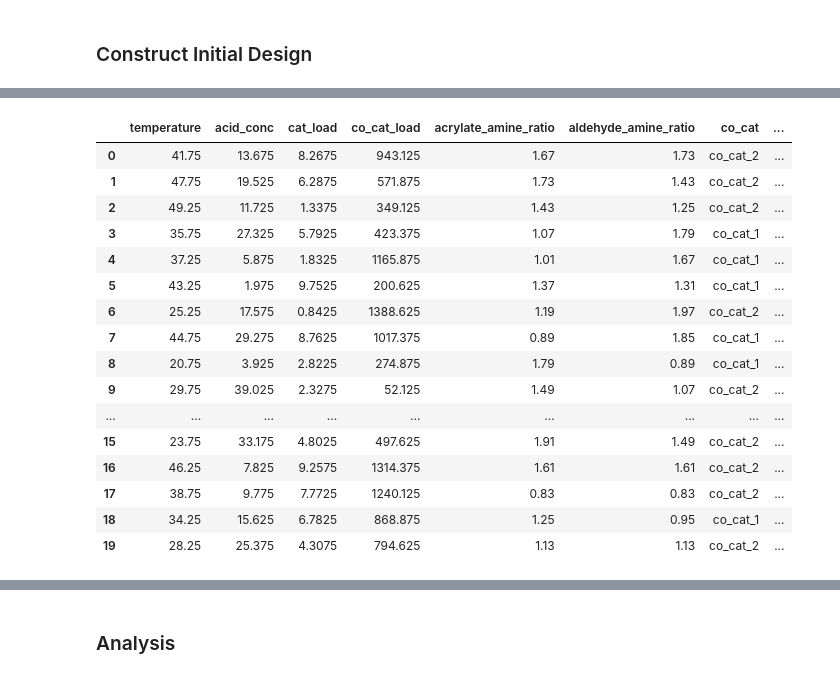
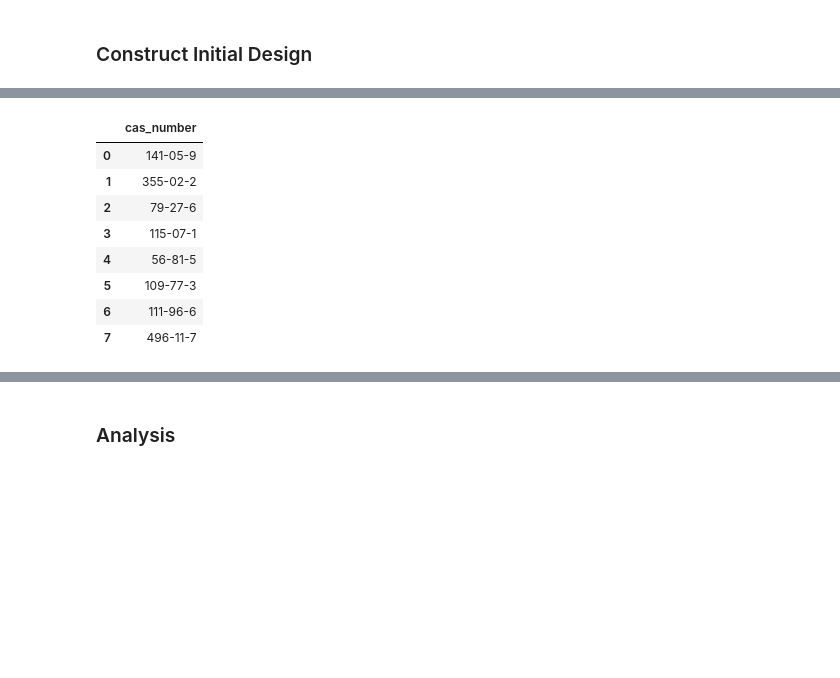
Before and after one commit to sustainable-processes/summit, a Jupyter notebook: case_studies/photoamination/initial_design.ipynb, the cells around one changed output, grey strips where cells are left out. Drawn from its saved outputs; the diff is of its cells as text; code cells hidden in the pictures; blank space fills up the shorter version.

```diff
--- a/case_studies/photoamination/initial_design.ipynb
+++ b/case_studies/photoamination/initial_design.ipynb
@@ -64,34 +63,34 @@ solvent_ds_pcs = create_pca_ds(solvent_ds)
 
 domain = Domain()
 
-domain += ContinuousVariable(name='temperature',
-                             description = "reaction temperature",
-                             bounds=[20, 50])
+# domain += ContinuousVariable(name='temperature',
+#                              description = "reaction temperature",
+#                              bounds=[20, 50])
 
-domain += ContinuousVariable(name="acid_conc",
-                             description = "propionic acid concentration",
-                             bounds=[1,40])
+# domain += ContinuousVariable(name="acid_conc",
+#                              description = "propionic acid concentration",
+#                              bounds=[1,40])
 
-domain += ContinuousVariable(name="cat_load",
-                             description = "catalyst loading",
-                             bounds=[0.1, 10])
+# domain += ContinuousVariable(name="cat_load",
+#                              description = "catalyst loading",
+#                              bounds=[0.1, 10])
 
-domain += ContinuousVariable(name="co_cat_load",
-                             description = "co-catalyst loading",
-                             bounds=[15, 1500])
+# domain += ContinuousVariable(name="co_cat_load",
+#                              description = "co-catalyst loading",
+#                              bounds=[15, 1500])
 
-domain += ContinuousVariable(name="acrylate_amine_ratio",
-                             description = "molar ratio of acrylate to amine",
-                             bounds = [0.8, 2])
+# domain += ContinuousVariable(name="acrylate_amine_ratio",
+#                              description = "molar ratio of acrylate to amine",
+#                              bounds = [0.8, 2])
 
 
-domain += ContinuousVariable(name="aldehyde_amine_ratio",
-                             description = "molar ratio of aldehyde to amine",
-                             bounds=[0.8, 2])
+# domain += ContinuousVariable(name="aldehyde_amine_ratio",
+#                              description = "molar ratio of aldehyde to amine",
+#                              bounds=[0.8, 2])
 
-domain += DiscreteVariable(name="co_cat",
-                           description="enumeration of the two potential cocatalysts",
-                           levels = ['co_cat_1', 'co_cat_2'])
+# domain += DiscreteVariable(name="co_cat",
+#                            description="enumeration of the two potential cocatalysts",
+#                            levels = ['co_cat_1', 'co_cat_2'])
 
 
 domain += DescriptorsVariable(name="solvent",
@@ -114,28 +157,20 @@ domain #The domain should display as an html table
 # %%
 random_seed = 100
 rs = np.random.RandomState(random_seed)
 ld = LatinDesigner(domain, random_state=rs)
-experiments = ld.generate_experiments(20)
+experiments = ld.generate_experiments(8)
 experiments_ds = experiments.to_frame()
 experiments
 # %% [output]
-|  | temperature | acid_conc | cat_load | co_cat_load | acrylate_amine_ratio | aldehyde_amine_ratio | co_cat | ... |
-| 0 | 41.75 | 13.675 | 8.2675 | 943.125 | 1.67 | 1.73 | co_cat_2 | ... |
-| 1 | 47.75 | 19.525 | 6.2875 | 571.875 | 1.73 | 1.43 | co_cat_2 | ... |
-| 2 | 49.25 | 11.725 | 1.3375 | 349.125 | 1.43 | 1.25 | co_cat_2 | ... |
-| 3 | 35.75 | 27.325 | 5.7925 | 423.375 | 1.07 | 1.79 | co_cat_1 | ... |
-| 4 | 37.25 | 5.875 | 1.8325 | 1165.875 | 1.01 | 1.67 | co_cat_1 | ... |
-| 5 | 43.25 | 1.975 | 9.7525 | 200.625 | 1.37 | 1.31 | co_cat_1 | ... |
-| 6 | 25.25 | 17.575 | 0.8425 | 1388.625 | 1.19 | 1.97 | co_cat_2 | ... |
-| 7 | 44.75 | 29.275 | 8.7625 | 1017.375 | 0.89 | 1.85 | co_cat_1 | ... |
-| 8 | 20.75 | 3.925 | 2.8225 | 274.875 | 1.79 | 0.89 | co_cat_1 | ... |
-| 9 | 29.75 | 39.025 | 2.3275 | 52.125 | 1.49 | 1.07 | co_cat_2 | ... |
-| ... | ... | ... | ... | ... | ... | ... | ... | ... |
-| 15 | 23.75 | 33.175 | 4.8025 | 497.625 | 1.91 | 1.49 | co_cat_2 | ... |
-| 16 | 46.25 | 7.825 | 9.2575 | 1314.375 | 1.61 | 1.61 | co_cat_2 | ... |
-| 17 | 38.75 | 9.775 | 7.7725 | 1240.125 | 0.83 | 0.83 | co_cat_2 | ... |
-| 18 | 34.25 | 15.625 | 6.7825 | 868.875 | 1.25 | 0.95 | co_cat_1 | ... |
-| 19 | 28.25 | 25.375 | 4.3075 | 794.625 | 1.13 | 1.13 | co_cat_2 | ... |
+|  | cas_number |
+| 0 | 141-05-9 |
+| 1 | 355-02-2 |
+| 2 | 79-27-6 |
+| 3 | 115-07-1 |
+| 4 | 56-81-5 |
+| 5 | 109-77-3 |
+| 6 | 111-96-6 |
+| 7 | 496-11-7 |
 # %%
 solvent_ds_pcs.reindex(experiments_ds['cas_number'])[['stenutz_name', 'boiling_point',]]
 # %% [output]
```
Also changed, not shown: parts of 8 cells of this notebook, 4 other files.
